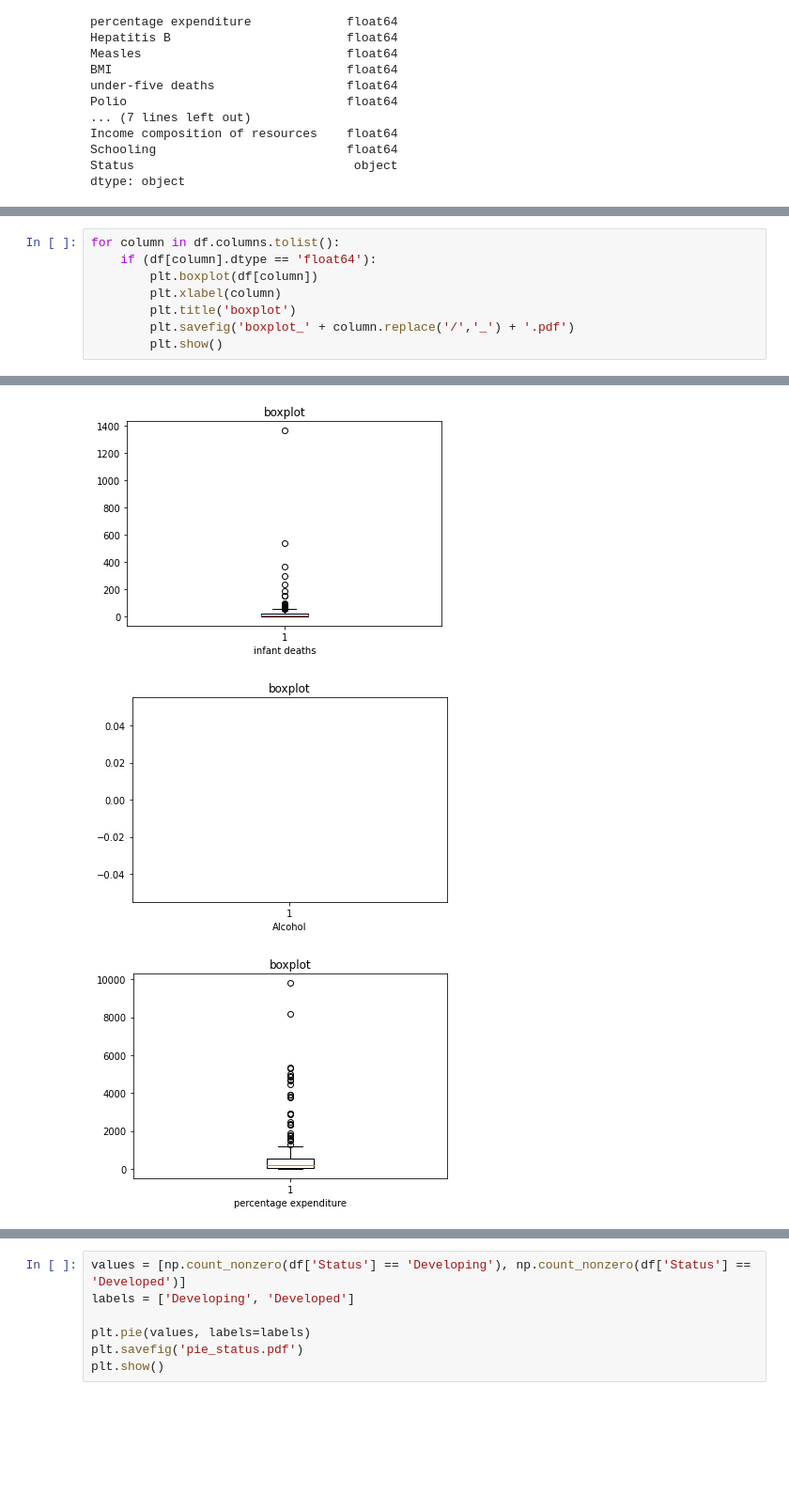
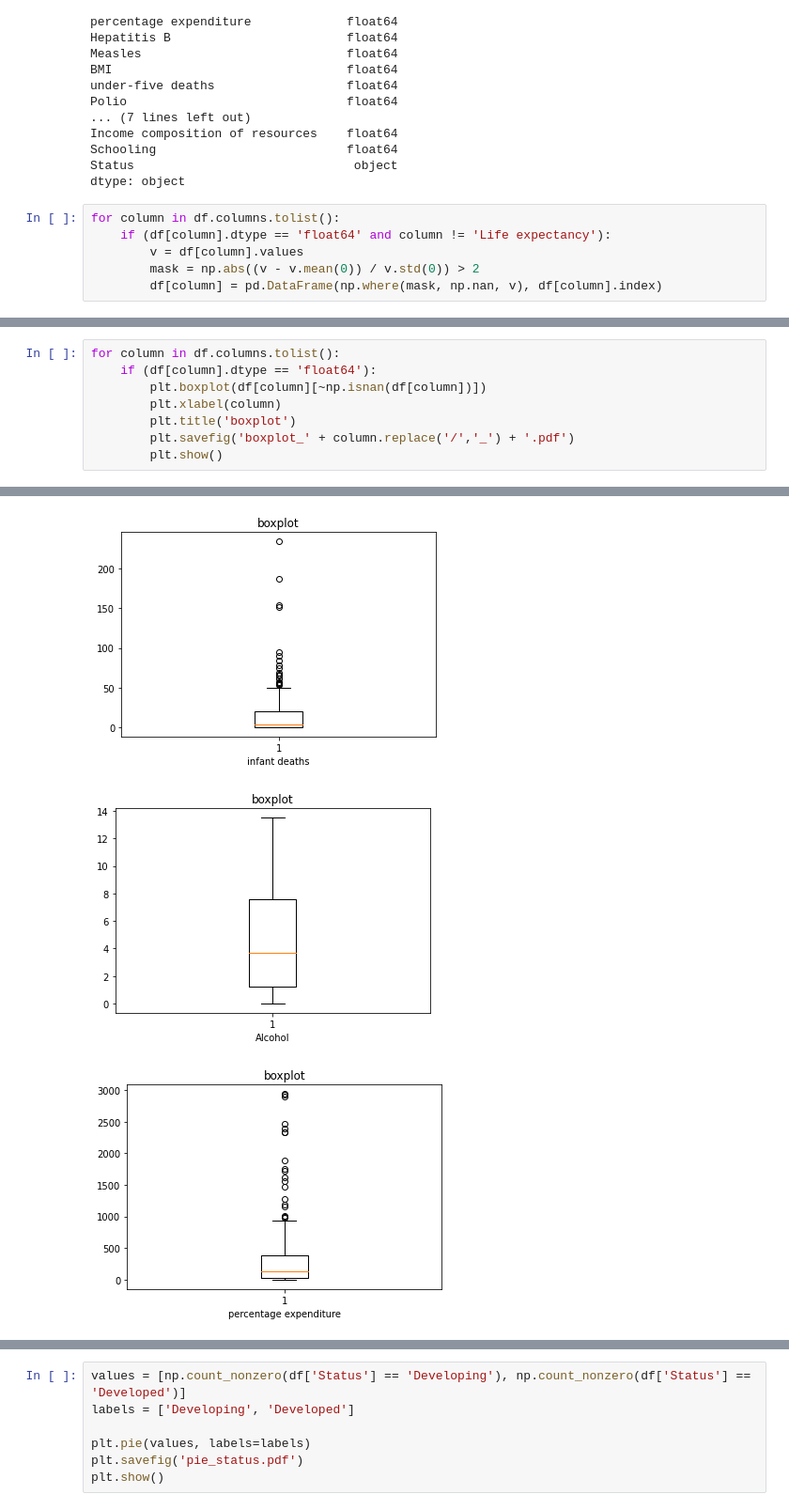
Before and after one commit to iglosiggio/metnum-tp3, a Jupyter notebook: notebooks/analisis_exploratorio_de_datos.ipynb, the cells around one changed output, grey strips where cells are left out. Shown at 94% size. Saved outputs shown, nothing was run; the diff lists cells and outputs as text; blank space fills up the shorter version.

```diff
--- a/notebooks/analisis_exploratorio_de_datos.ipynb
+++ b/notebooks/analisis_exploratorio_de_datos.ipynb
@@ -86,6 +86,12 @@ Income composition of resources    float64
 Schooling                          float64
 Status                              object
 dtype: object
+# %%
+for column in df.columns.tolist():
+    if (df[column].dtype == 'float64' and column != 'Life expectancy'):
+        v = df[column].values
+        mask = np.abs((v - v.mean(0)) / v.std(0)) > 2
+        df[column] = pd.DataFrame(np.where(mask, np.nan, v), df[column].index)
 # %%
 for column in df.columns.tolist():
     if (df[column].dtype == 'float64'):
@@ -112,7 +118,7 @@ for column in df.columns.tolist():
 # %%
 for column in df.columns.tolist():
     if (df[column].dtype == 'float64'):
-        plt.boxplot(df[column])
+        plt.boxplot(df[column][~np.isnan(df[column])])
         plt.xlabel(column)
         plt.title('boxplot')
         plt.savefig('boxplot_' + column.replace('/','_') + '.pdf')
@@ -123,3 +129,3 @@ for column in df.columns.tolist():
-[figure, old version]
+[figure, new version]
-[figure, old version]
+[figure, new version]
-[figure, old version]
+[figure, new version]
```
Also changed, not shown: parts of 4 cells of this notebook.
